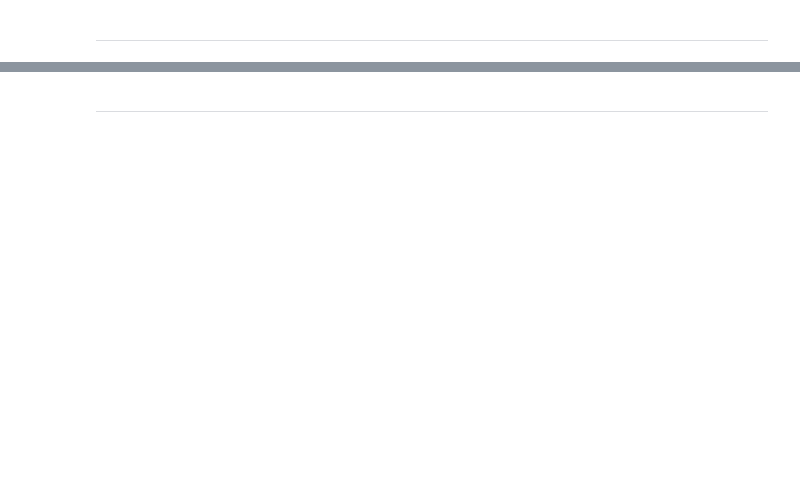
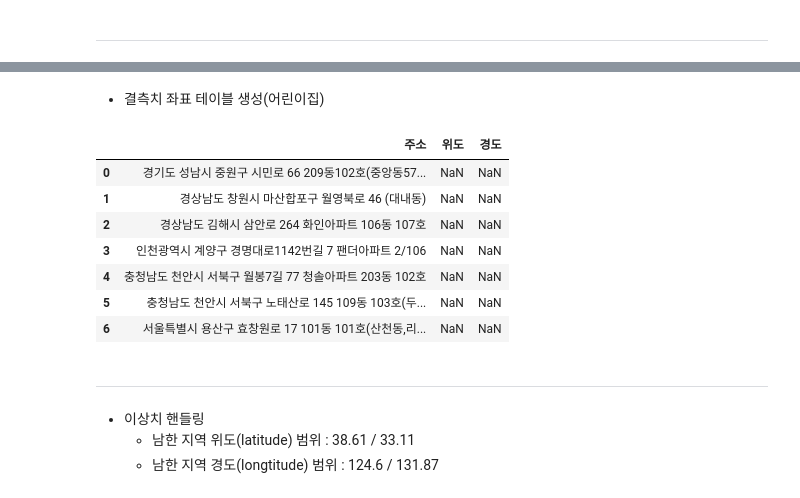
Before and after one commit to NeatyNut/-------, a Jupyter notebook: EDA.ipynb, the cells around one changed output, grey strips where cells are left out. Drawn from its saved outputs; the diff is of its cells as text; code cells hidden in the pictures; blank space fills up the shorter version.

```diff
--- a/EDA.ipynb
+++ b/EDA.ipynb
@@ -1161,2 +1008,33 @@ KID_2020[KID_2020['주소'].str.contains("강원도 춘천시 우석로85번길
+# %% [markdown]
+- 결측치 좌표 테이블 생성(어린이집)
+# %%
+null_df = pd.DataFrame(columns=['주소', '위도', '경도'])
+
+for j in kid_list:
+    df = j.copy()
+
+    if len(null_df) == 0:
+        null_df = df[((df['위도'].isnull()) | (df['경도'].isnull())) & (df['주소'].isin(dup_df['주소']))][['주소', '위도', '경도']].copy()
+    else:
+        add_df = df[((df['위도'].isnull()) | (df['경도'].isnull())) & (df['주소'].isin(dup_df['주소']))][['주소', '위도', '경도']].copy()
+        null_df = pd.concat([null_df, add_df], axis=0)
+
+null_df = null_df.drop_duplicates()
+null_df.reset_index(inplace=True)
+null_df = null_df.drop(columns=['index'])
+null_df
+# %% [output]
+|  | 주소 | 위도 | 경도 |
+| 0 | 경기도 성남시 중원구 시민로 66 209동102호(중앙동57... | NaN | NaN |
+| 1 | 경상남도 창원시 마산합포구 월영북로 46 (대내동) | NaN | NaN |
+| 2 | 경상남도 김해시 삼안로 264 화인아파트 106동 107호 | NaN | NaN |
+| 3 | 인천광역시 계양구 경명대로1142번길 7 팬더아파트 2/106 | NaN | NaN |
+| 4 | 충청남도 천안시 서북구 월봉7길 77 청솔아파트 203동 102호 | NaN | NaN |
+| 5 | 충청남도 천안시 서북구 노태산로 145 109동 103호(두... | NaN | NaN |
+| 6 | 서울특별시 용산구 효창원로 17 101동 101호(산천동,리... | NaN | NaN |
 # %% [markdown]
 ---
+# %% [markdown]
+- 이상치 핸들링
+    - 남한 지역 위도(latitude) 범위 : 38.61 / 33.11
+    - 남한 지역 경도(longtitude) 범위 : 124.6 / 131.87
```
Also changed, not shown: parts of 38 cells of this notebook, 1 other file.
